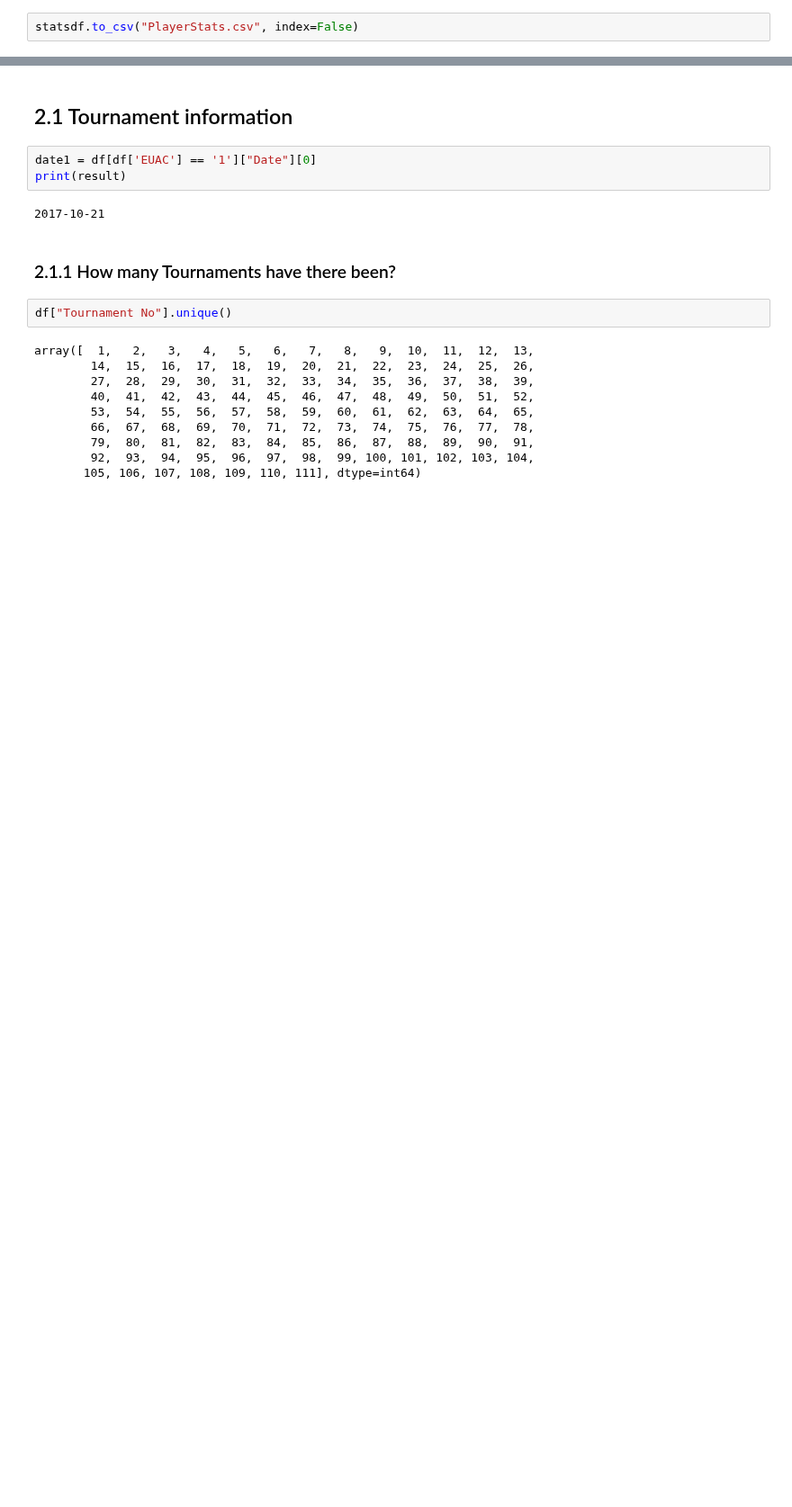
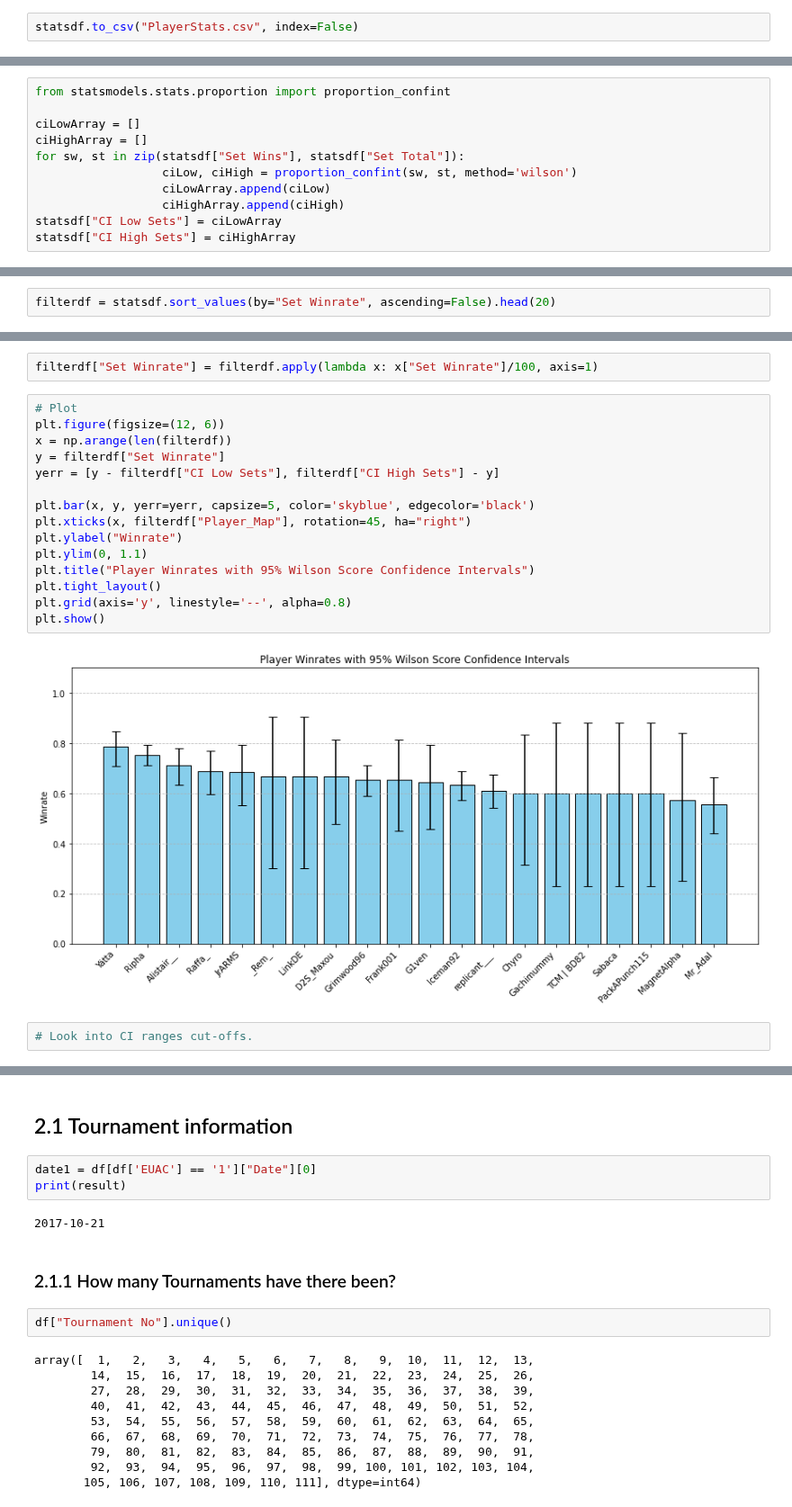
Before and after one commit to DarrenCCT/Tournament-Analysis, a Jupyter notebook: EUAC - Analysis.ipynb, the cells around one changed output, grey strips where cells are left out. Shown at 90% size. Drawn from its saved outputs; the diff is of its cells as text; blank space fills up the shorter version.

```diff
--- a/EUAC - Analysis.ipynb
+++ b/EUAC - Analysis.ipynb
@@ -370,0 +378,11 @@ statsdf.to_csv("PlayerStats.csv", index=False)
+# %%
+from statsmodels.stats.proportion import proportion_confint
+
+ciLowArray = []
+ciHighArray = []
+for sw, st in zip(statsdf["Set Wins"], statsdf["Set Total"]):
+                  ciLow, ciHigh = proportion_confint(sw, st, method='wilson')
+                  ciLowArray.append(ciLow)
+                  ciHighArray.append(ciHigh)
+statsdf["CI Low Sets"] = ciLowArray
+statsdf["CI High Sets"] = ciHighArray
@@ -370,0 +398,2 @@ statsdf.to_csv("PlayerStats.csv", index=False)
+# %%
+filterdf = statsdf.sort_values(by="Set Winrate", ascending=False).head(20)
@@ -370,0 +409,21 @@ statsdf.to_csv("PlayerStats.csv", index=False)
+# %%
+filterdf["Set Winrate"] = filterdf.apply(lambda x: x["Set Winrate"]/100, axis=1)
+# %%
+# Plot
+plt.figure(figsize=(12, 6))
+x = np.arange(len(filterdf))
+y = filterdf["Set Winrate"]
+yerr = [y - filterdf["CI Low Sets"], filterdf["CI High Sets"] - y]
+
+plt.bar(x, y, yerr=yerr, capsize=5, color='skyblue', edgecolor='black')
+plt.xticks(x, filterdf["Player_Map"], rotation=45, ha="right")
+plt.ylabel("Winrate")
+plt.ylim(0, 1.1)
+plt.title("Player Winrates with 95% Wilson Score Confidence Intervals")
+plt.tight_layout()
+plt.grid(axis='y', linestyle='--', alpha=0.8)
+plt.show()
+# %% [output]
+[figure, added]
+# %%
+# Look into CI ranges cut-offs.
```
Also changed, not shown: parts of 20 cells of this notebook.
